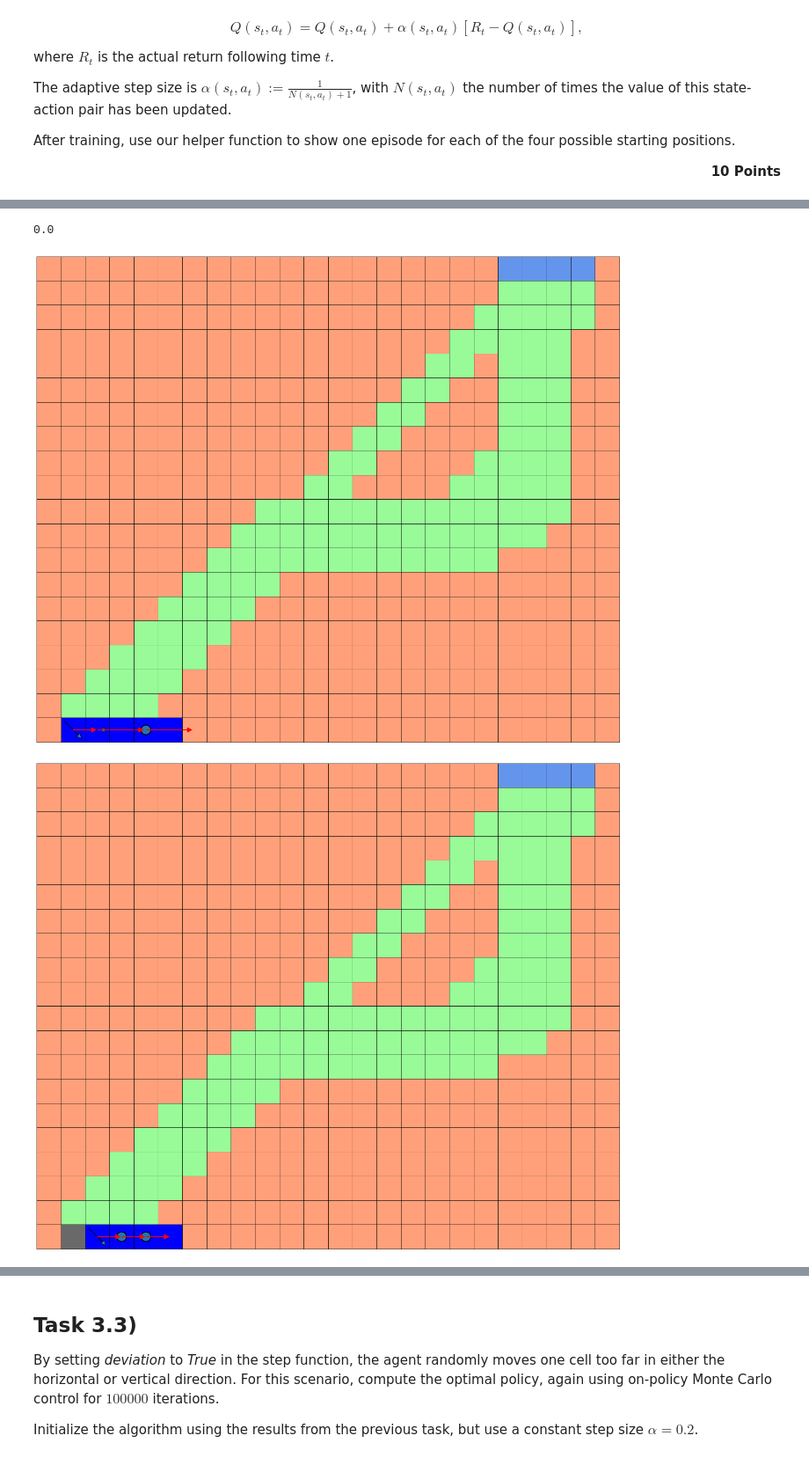
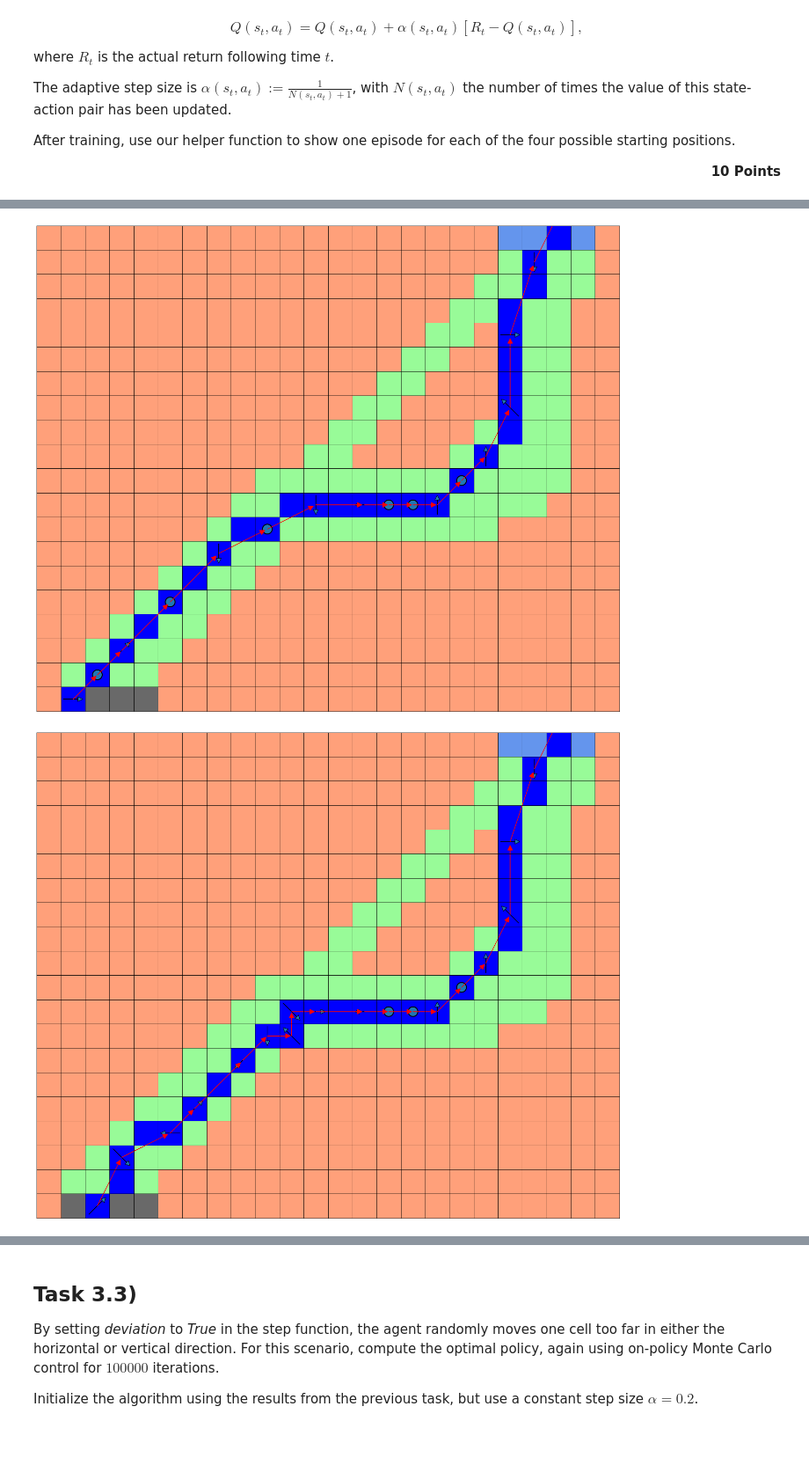
Before and after one commit to Kabilan-T/Robot_Learning, a Jupyter notebook: RL_Assignment_03/RL_Assignment_03.ipynb, the cells around one changed output, grey strips where cells are left out. Shown at 88% size. Saved outputs shown, nothing was run; the diff lists cells and outputs as text; code cells hidden in the pictures.

```diff
--- a/RL_Assignment_03/RL_Assignment_03.ipynb
+++ b/RL_Assignment_03/RL_Assignment_03.ipynb
@@ -164,5 +163,17 @@ The adaptive step size is $\alpha(s_t,a_t) := \frac{1}{N(s_t,a_t)+1}$, with $N(s
 After training, use our helper function to show one episode for each of the four possible starting positions.
 
 <div style="text-align: right; font-weight:bold"> 10 Points </div>
+# %%
+def get_action(Q,current_state,possibleActions,epsilon=0.1):
+    y,x,v = current_state
+    if np.random.random() < epsilon:
+        a = np.random.choice(possibleActions)
+    else :
+        max_val = -1e+8
+        for possibleAction in possibleActions:
+            if max_val <= Q[(y,x,v)][possibleAction]:
+                max_val = Q[(y,x,v)][possibleAction]
+                a = possibleAction
+    return a
 # %%
 import numpy as np
@@ -244,37 +231,29 @@ TypeError: cannot unpack non-iterable numpy.int64 object
-# %%
-Q[(3,4)][5]
-# %% [output]
-0.0
 # %%
 # for convenience, these are the cells that the agent can start in
 startingGrid = [(19,x) for x in np.arange(1,5)]
 
 for Sy,Sx in startingGrid:
     racer.reset() # Environment reset
     racer.setPosition(Sy,Sx) # Set Starting position
     done = False # Episode over flag
     # Lists to save the trajectory and the decisions of the agent
     actions, moves, velocities = list(), list(), list()
     # Initial state
     y, x = racer.getPosition()
     v = racer.getVelocity()
     # simulate until the episode is over
     while not done:
         # Actions possible at the current velocity
         possibleActions = racer.getAvailableActions()
         # Choosing greedy - action
-        max_val = 0
-        for possibleAction in possibleActions:
-            if max_val <= Q[(y,x)][possibleAction]:
-                max_val = Q[(y,x)][possibleAction]
-                a = possibleAction
+        a = get_action(Q,[y,x,v[0]],possibleActions,epsilon=0)
         # Executing the action
         y, x, v, r, done, travel = racer.step(action = a, deviation=False)
         # save the action move and velocity
         actions.append(a)
         moves.append(travel)
         velocities.append(v)
     drawTrajectory(moves, actions, velocities)
 # %% [output]
-[figure, old version]
+[figure, new version]
-[figure, old version]
+[figure, new version]
```
Also changed, not shown: parts of 7 cells of this notebook.
